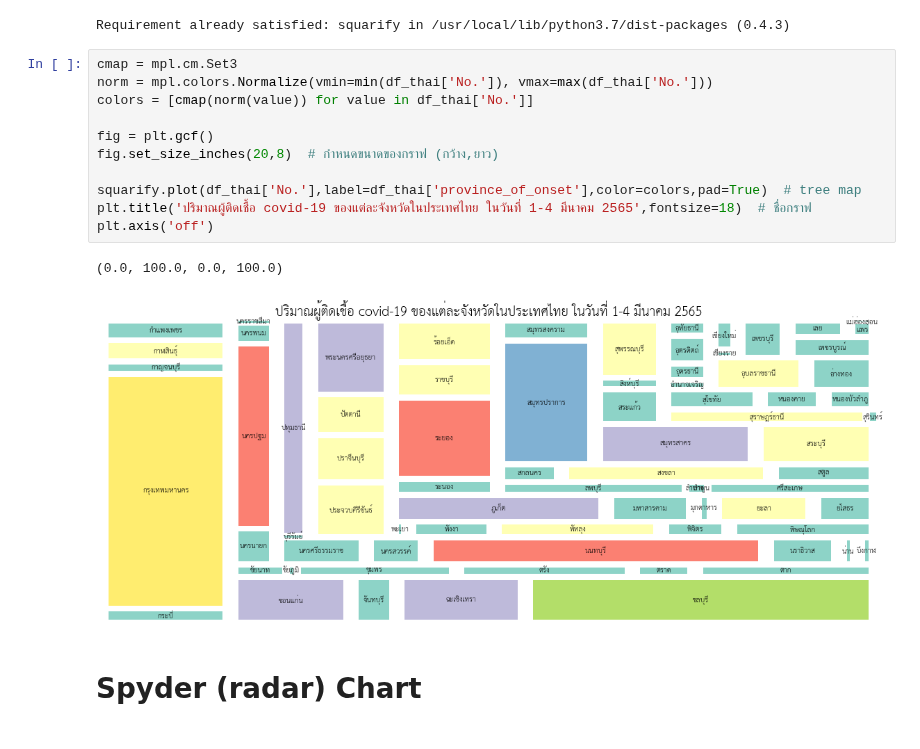
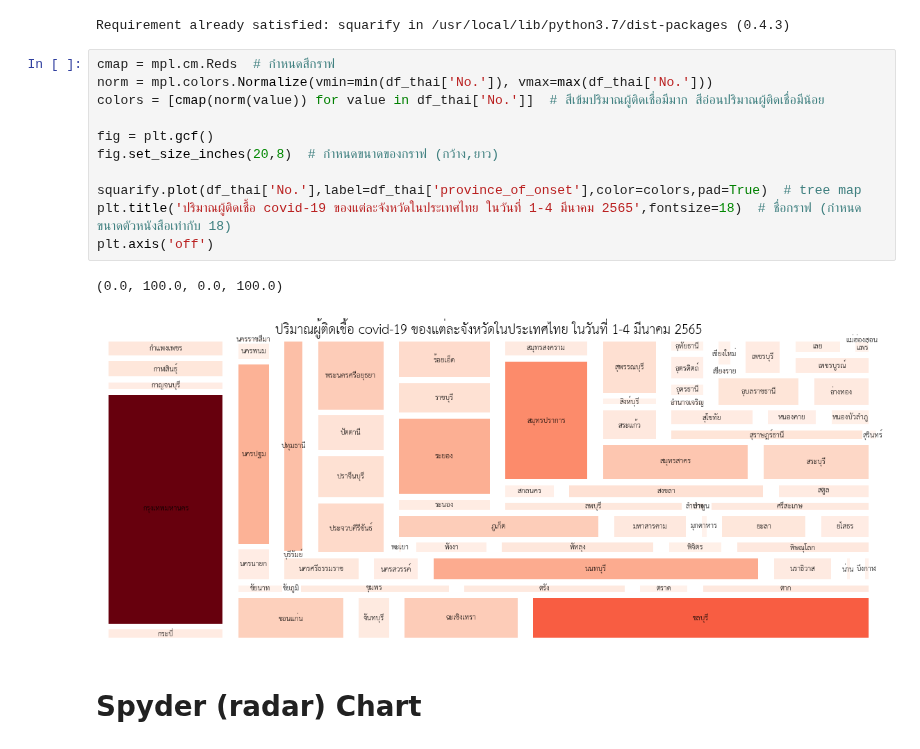
Before and after one commit to mintra-tippayaratsontorn/data_viz_2022, a Jupyter notebook: DataViz04_Data_Comparison.ipynb, the cells around one changed output. Drawn from its saved outputs; the diff is of its cells as text.

```diff
--- a/DataViz04_Data_Comparison.ipynb
+++ b/DataViz04_Data_Comparison.ipynb
@@ -627,19 +627,19 @@ import squarify  # import package ที่ใช้ plot tree map
 # %% [output]
 Requirement already satisfied: squarify in /usr/local/lib/python3.7/dist-packages (0.4.3)
 # %%
-cmap = mpl.cm.Set3
+cmap = mpl.cm.Reds  # กำหนดสีกราฟ
 norm = mpl.colors.Normalize(vmin=min(df_thai['No.']), vmax=max(df_thai['No.']))
-colors = [cmap(norm(value)) for value in df_thai['No.']]
+colors = [cmap(norm(value)) for value in df_thai['No.']]  # สีเข้มปริมาณผู้ติดเชื่อมีมาก สีอ่อนปริมาณผู้ติดเชื่อมีน้อย
 
 fig = plt.gcf()
 fig.set_size_inches(20,8)  # กำหนดขนาดของกราฟ (กว้าง,ยาว)
 
 squarify.plot(df_thai['No.'],label=df_thai['province_of_onset'],color=colors,pad=True)  # tree map
-plt.title('ปริมาณผู้ติดเชื้อ covid-19 ของแต่ละจังหวัดในประเทศไทย ในวันที่ 1-4 มีนาคม 2565',fontsize=18)  # ชื่อกราฟ
+plt.title('ปริมาณผู้ติดเชื้อ covid-19 ของแต่ละจังหวัดในประเทศไทย ในวันที่ 1-4 มีนาคม 2565',fontsize=18)  # ชื่อกราฟ (กำหนดขนาดตัวหนังสือเท่ากับ 18)
 plt.axis('off')
 # %% [output]
 (0.0, 100.0, 0.0, 100.0)
-[figure, old version]
+[figure, new version]
 # %% [markdown]
 # Spyder (radar) Chart
 # %%
```
Also changed, not shown: parts of 1 cell of this notebook.
